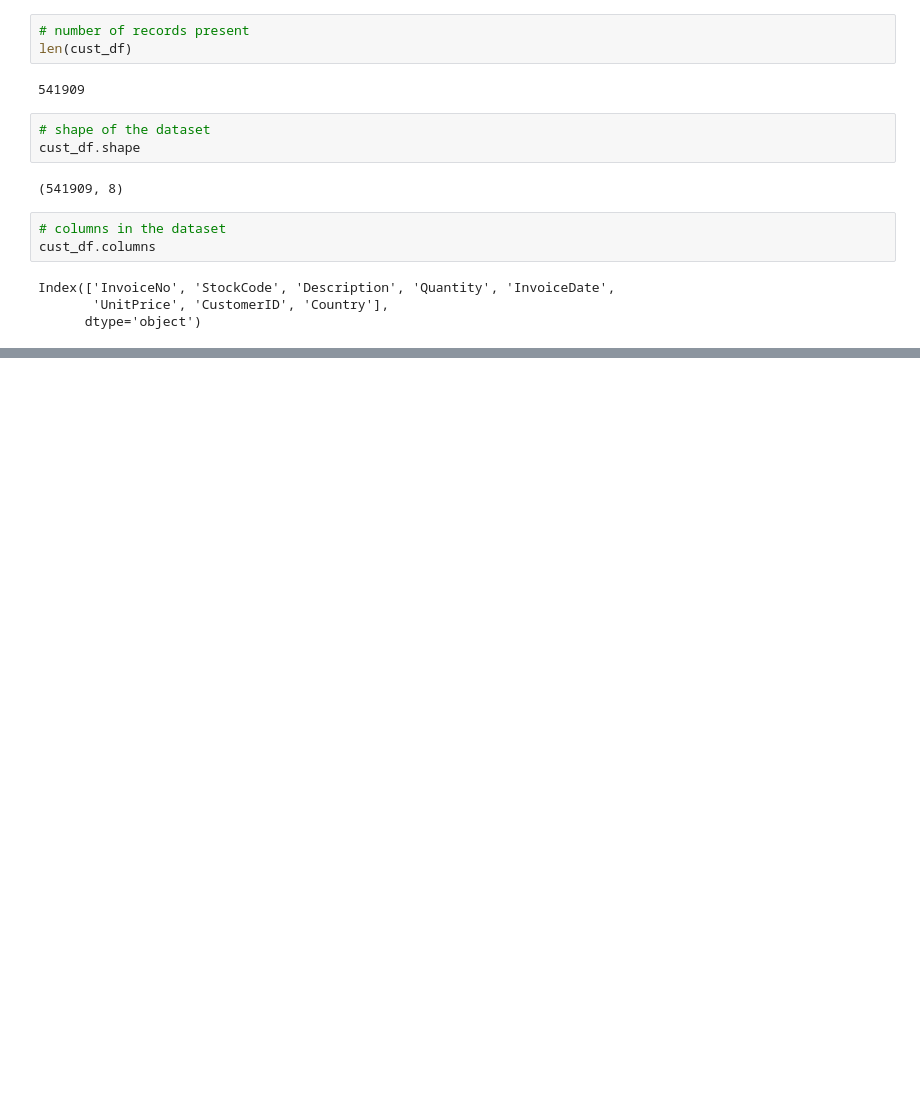
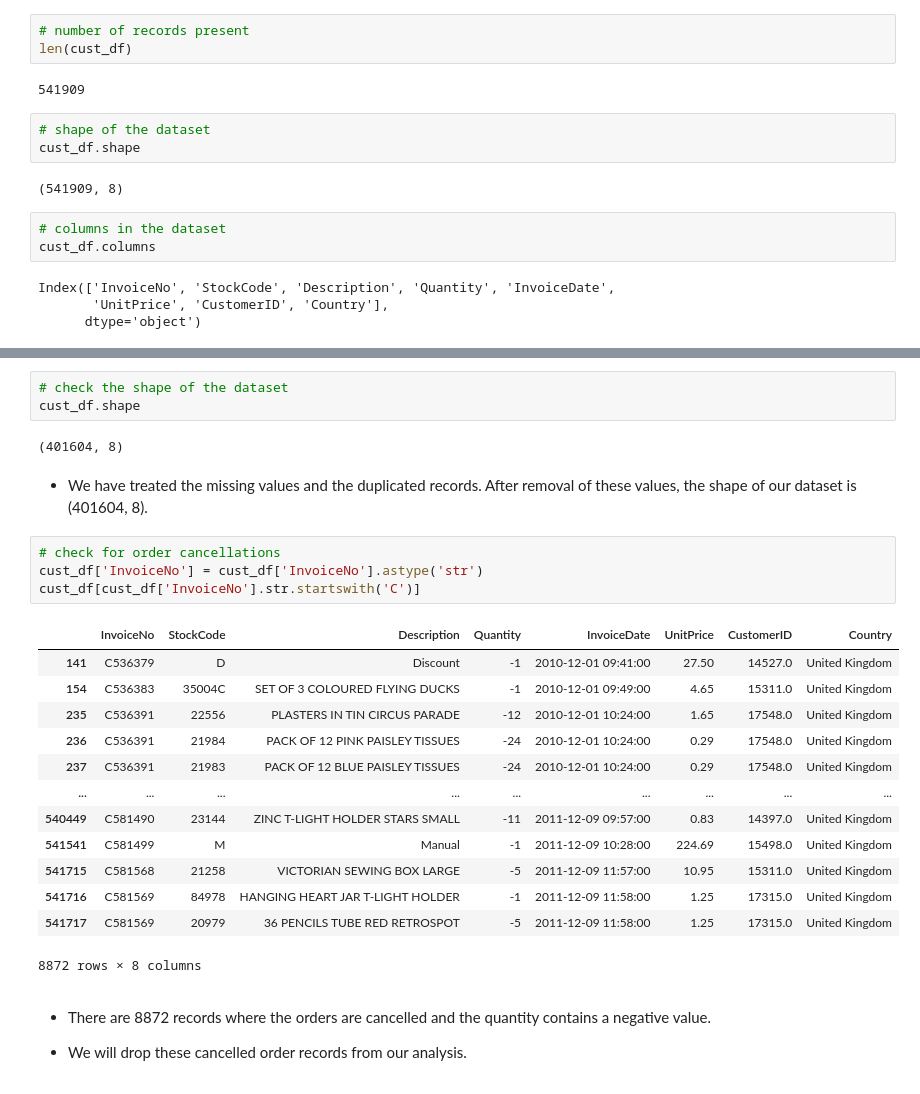
Before and after one commit to Rudrajit12/Online-Retail-Customer-Segmentation, a Jupyter notebook: Online_Retail_Customer_Segmentation_Capstone_Project.ipynb, the cells around one changed output, grey strips where cells are left out. Cells and saved outputs as stored; diff of their text form; blank space fills up the shorter version.

```diff
--- a/Online_Retail_Customer_Segmentation_Capstone_Project.ipynb
+++ b/Online_Retail_Customer_Segmentation_Capstone_Project.ipynb
@@ -90,0 +277,29 @@ Index(['InvoiceNo', 'StockCode', 'Description', 'Quantity', 'InvoiceDate',
+# %%
+# check the shape of the dataset
+cust_df.shape
+# %% [output]
+(401604, 8)
+# %% [markdown]
+* We have treated the missing values and the duplicated records. After removal of these values, the shape of our dataset is (401604, 8).
+# %%
+# check for order cancellations
+cust_df['InvoiceNo'] = cust_df['InvoiceNo'].astype('str')
+cust_df[cust_df['InvoiceNo'].str.startswith('C')]
+# %% [output]
+|  | InvoiceNo | StockCode | Description | Quantity | InvoiceDate | UnitPrice | CustomerID | Country |
+| 141 | C536379 | D | Discount | -1 | 2010-12-01 09:41:00 | 27.50 | 14527.0 | United Kingdom |
+| 154 | C536383 | 35004C | SET OF 3 COLOURED FLYING DUCKS | -1 | 2010-12-01 09:49:00 | 4.65 | 15311.0 | United Kingdom |
+| 235 | C536391 | 22556 | PLASTERS IN TIN CIRCUS PARADE | -12 | 2010-12-01 10:24:00 | 1.65 | 17548.0 | United Kingdom |
+| 236 | C536391 | 21984 | PACK OF 12 PINK PAISLEY TISSUES | -24 | 2010-12-01 10:24:00 | 0.29 | 17548.0 | United Kingdom |
+| 237 | C536391 | 21983 | PACK OF 12 BLUE PAISLEY TISSUES | -24 | 2010-12-01 10:24:00 | 0.29 | 17548.0 | United Kingdom |
+| ... | ... | ... | ... | ... | ... | ... | ... | ... |
+| 540449 | C581490 | 23144 | ZINC T-LIGHT HOLDER STARS SMALL | -11 | 2011-12-09 09:57:00 | 0.83 | 14397.0 | United Kingdom |
+| 541541 | C581499 | M | Manual | -1 | 2011-12-09 10:28:00 | 224.69 | 15498.0 | United Kingdom |
+| 541715 | C581568 | 21258 | VICTORIAN SEWING BOX LARGE | -5 | 2011-12-09 11:57:00 | 10.95 | 15311.0 | United Kingdom |
+| 541716 | C581569 | 84978 | HANGING HEART JAR T-LIGHT HOLDER | -1 | 2011-12-09 11:58:00 | 1.25 | 17315.0 | United Kingdom |
+| 541717 | C581569 | 20979 | 36 PENCILS TUBE RED RETROSPOT | -5 | 2011-12-09 11:58:00 | 1.25 | 17315.0 | United Kingdom |
+8872 rows × 8 columns
+# %% [markdown]
+* There are 8872 records where the orders are cancelled and the quantity contains a negative value.
+
+* We will drop these cancelled order records from our analysis.
```
Also changed, not shown: parts of 32 cells of this notebook.
